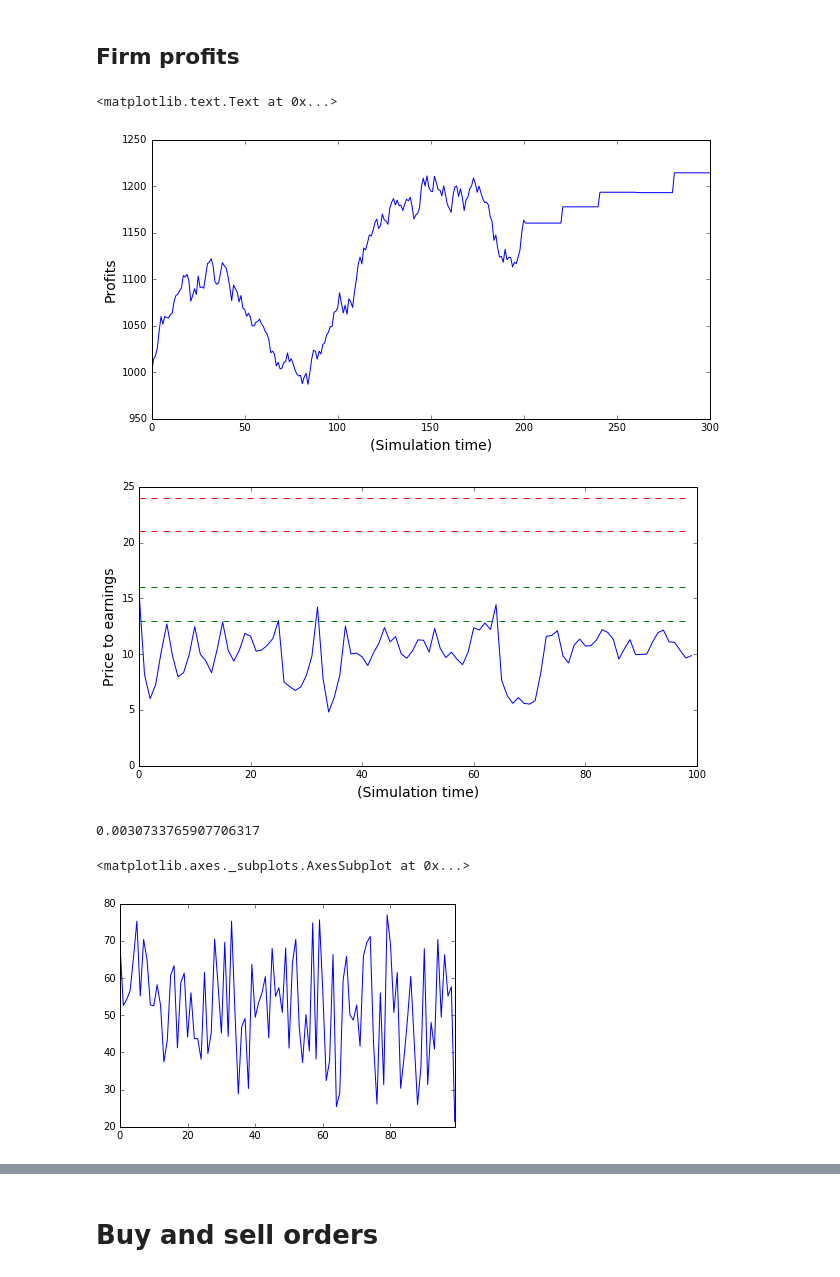
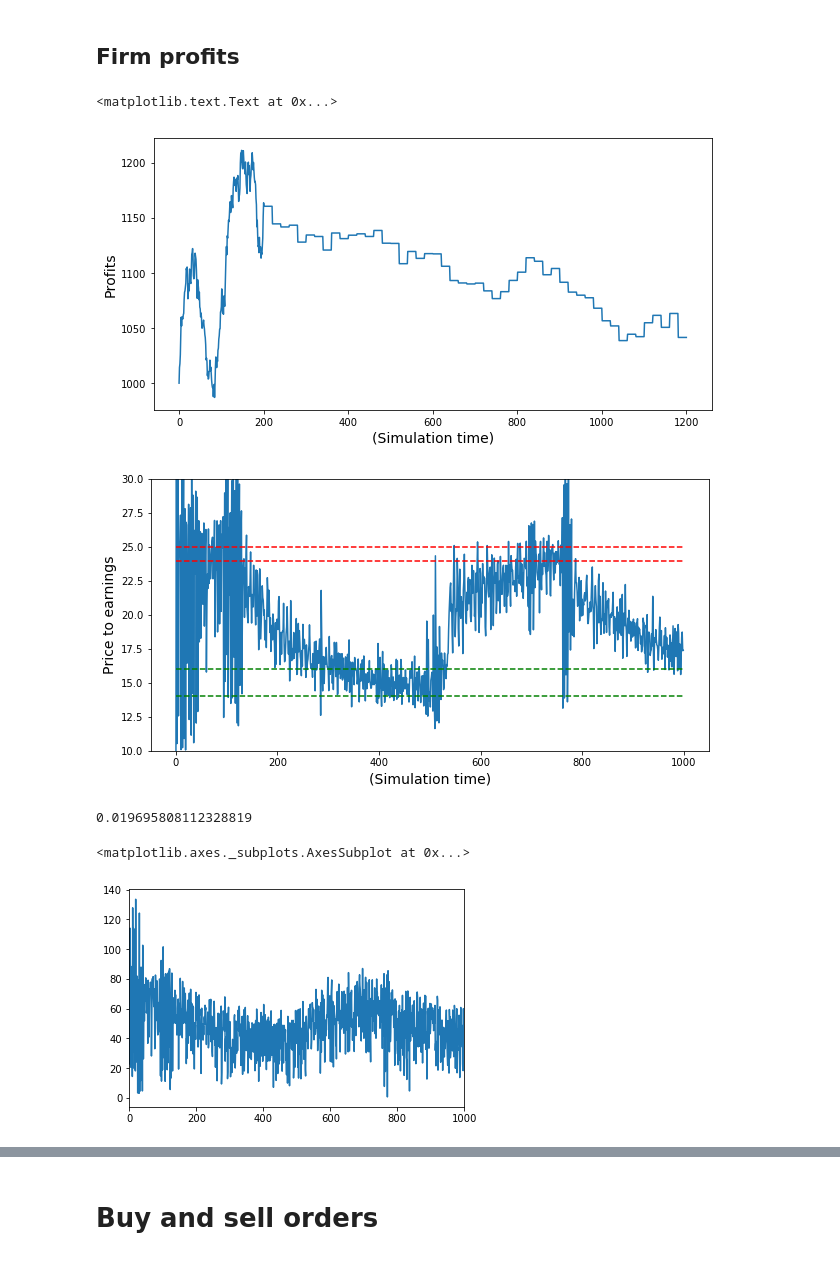
Before and after one commit to LCfP/Agent-Based-Stock-Market-Model, a Jupyter notebook: modeltweaking.ipynb, the cells around one changed output, grey strips where cells are left out. Saved outputs shown, nothing was run; the diff lists cells and outputs as text; code cells hidden in the pictures.

```diff
--- a/modeltweaking.ipynb
+++ b/modeltweaking.ipynb
@@ -19,35 +30,36 @@ from stockmarket import baselinemodel
 # %%
 #%prun baselinemodel.stockMarketSimulation(seed=0, simulation_time=10, amount_momentum=40, amount_mean_reversion=40, amount_firms=1,initial_money=(100, 200),initial_bid_ask=(1,1), initial_memory=(3,7),initial_ma_short=(2,3), initial_ma_long=(6,7),initial_profit=(200,200),initial_book_value=(10000, 10000),initial_stock_amount=400,order_expiration_time=120,init_propensity_to_switch=1.1,init_price_to_earnings_window=(6, 12),firm_profit_mu=0.058,firm_profit_delta=0.00396825396,firm_profit_sigma=0.125,printProgress=False)
 # %%
-SIMTIME = 100
+SIMTIME = 1000
 # %%
 initial_total_money = 26000
 init_profit = 1000
-init_discount_rate = 0.17
+init_discount_rate = 0.14
 # %%
 agents, firms, stocks, order_books = baselinemodel.stockMarketSimulation(seed=0,
                                                                          simulation_time=SIMTIME,
                                                                          init_backward_simulated_time=200,
                                                                          number_of_agents=1000,
-                                                                         share_chartists=0.5,
-                                                                         share_mean_reversion=0.5,
+                                                                         share_chartists=0.4,
+                                                                         share_mean_reversion=0.3,
                                                                          amount_of_firms=1,
                                                                          initial_total_money=(initial_total_money,initial_total_money*1.1),
                                                                          initial_profit=(init_profit, init_profit),
                                                                          discount_rate=init_discount_rate,
-                                                                         init_price_to_earnings_window=((4, 7), (10, 14)),
-                                                                         order_expiration_time=1000,
+                                                                         init_price_to_earnings_window=((12, 13), (26, 27)),
+                                                                         order_expiration_time=800,
                                                                          agent_order_price_variability=(1,1),
                                                                          agent_order_variability=1.5,
-                                                                         agent_ma_short=(20, 40),
-                                                                         agent_ma_long=(120, 150),
+                                                                         agent_ma_short=(20, 80),
+                                                                         agent_ma_long=(120, 200),
                                                                          agents_hold_thresholds=(0.9995, 1.0005),
                                                                          agent_volume_risk_aversion=0.1,
-                                                                         agent_propensity_to_switch=1.1,
+                                                                         agent_propensity_to_switch=0.2,
                                                                          firm_profit_mu=0.058,
                                                                          firm_profit_delta=0.00396825396,
                                                                          firm_profit_sigma=0.125,
                                                                          profit_announcement_working_days=20,
+                                                                         mean_reversion_memory_divider=4,
                                                                          printProgress=False,
                                                                          )
 # %% [markdown]
@@ -65,26 +77,26 @@ ax1.set_ylabel('Profits', fontsize='14')
 ax1.set_xlabel('(Simulation time)', fontsize='14')
 # %% [output]
 <matplotlib.text.Text at 0x...>
-[figure, old version]
+[figure, new version]
 # %%
 price_to_earnings = stocks[0].price_to_earnings_history
 
 fig, ax1 = plt.subplots(1, 1, figsize=(10,5))
 
 ax1.plot(range(len(price_to_earnings)), price_to_earnings)
-ax1.plot(range(len(price_to_earnings)), [13 for x in range(len(price_to_earnings))], 'g--')
+ax1.plot(range(len(price_to_earnings)), [14 for x in range(len(price_to_earnings))], 'g--')
 ax1.plot(range(len(price_to_earnings)), [16 for x in range(len(price_to_earnings))], 'g--')
-ax1.plot(range(len(price_to_earnings)), [21 for x in range(len(price_to_earnings))], 'r--')
 ax1.plot(range(len(price_to_earnings)), [24 for x in range(len(price_to_earnings))], 'r--')
+ax1.plot(range(len(price_to_earnings)), [25 for x in range(len(price_to_earnings))], 'r--')
 #ax1.plot(range(len(price_to_earnings)), )
 
-#ax1.set_ylim(0, 16)
+ax1.set_ylim(10, 30)
 
 ax1.set_ylabel('Price to earnings', fontsize='14')
 ax1.set_xlabel('(Simulation time)', fontsize='14')
 fig.savefig('price_to_earning_noise_traders.png')
 # %% [output]
-[figure, old version]
+[figure, new version]
 # %%
 def calculate_returns(orderbook_transaction_price_history):
     """Return the returns"""
@@ -101,4 +113,4 @@ autocorr_abs_returns = [absolute_returns.autocorr(lag=lag) for lag in range(lags
 average_autocorrelation = np.mean(autocorr_abs_returns[1:])
 average_autocorrelation
 # %% [output]
-0.0030733765907706317
+0.019695808112328819
@@ -106,5 +127,5 @@ average_autocorrelation
 pd.Series(np.array(closingprices)*1000).plot()
 # %% [output]
 <matplotlib.axes._subplots.AxesSubplot at 0x...>
-[figure, old version]
+[figure, new version]
 # %%
```
Also changed, not shown: parts of 23 cells of this notebook, 9 other files.
